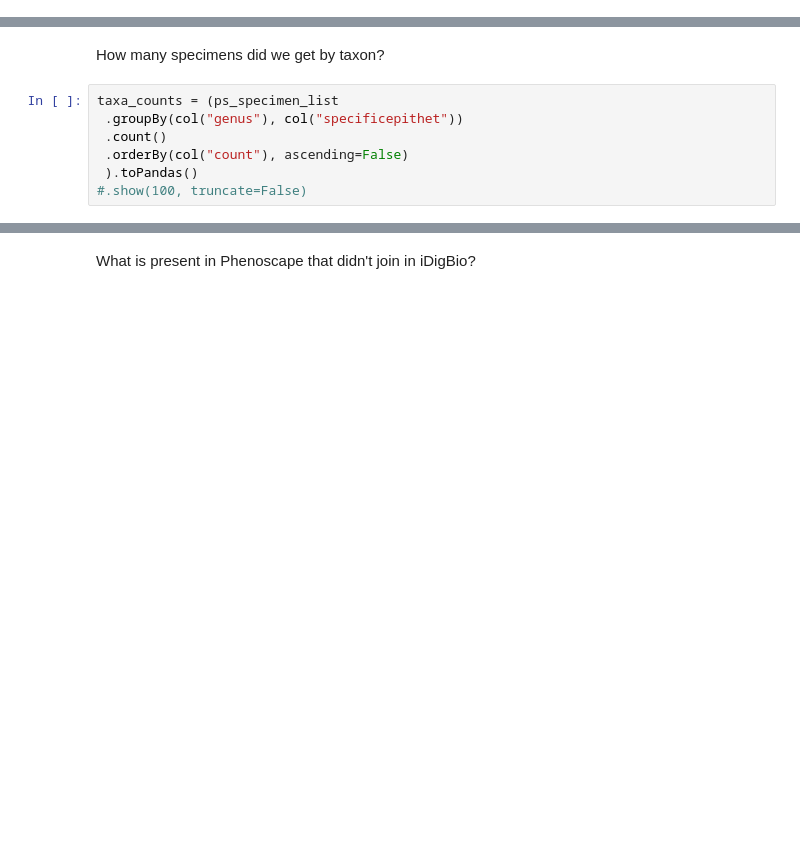
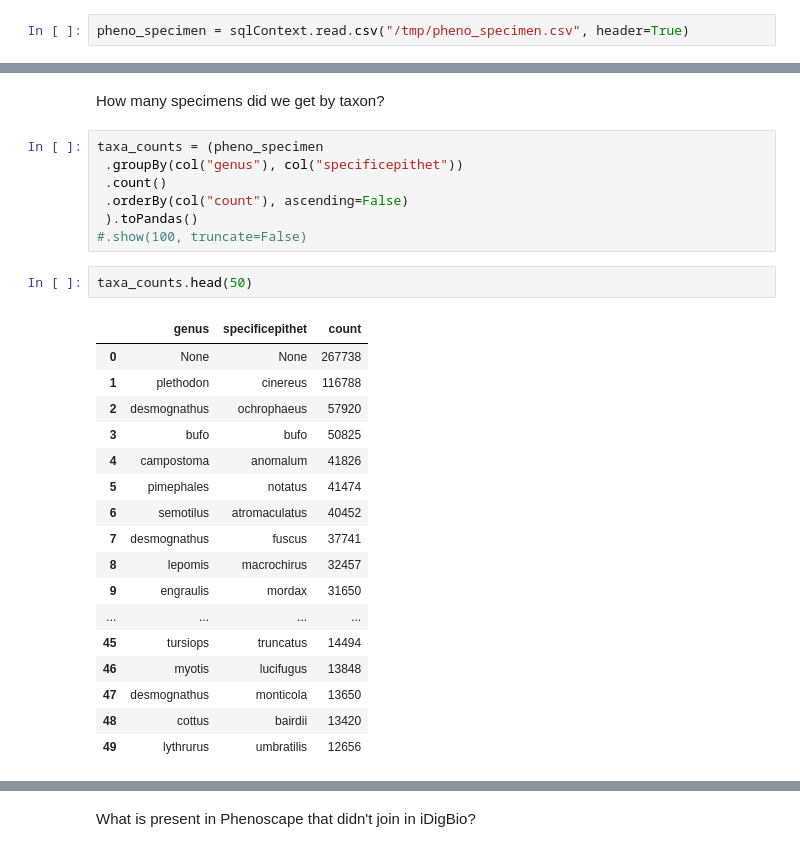
Before and after one commit to iDigBio/KB-DataFest-2017-linking-data, a Jupyter notebook: Build_Specimen_List_by_Taxonomy.ipynb, the cells around one changed output, grey strips where cells are left out. Saved outputs shown, nothing was run; the diff lists cells and outputs as text; blank space fills up the shorter version.

```diff
--- a/Build_Specimen_List_by_Taxonomy.ipynb
+++ b/Build_Specimen_List_by_Taxonomy.ipynb
@@ -92 +105,3 @@ ps_specimen_list = (ps_tax_split
+# %%
+pheno_specimen = sqlContext.read.csv("/tmp/pheno_specimen.csv", header=True)
 # %%
@@ -94,12 +125,32 @@ print(ps_specimen_list.count())
 # %% [markdown]
 How many specimens did we get by taxon?
 # %%
-taxa_counts = (ps_specimen_list
+taxa_counts = (pheno_specimen
  .groupBy(col("genus"), col("specificepithet"))
  .count()
  .orderBy(col("count"), ascending=False)
  ).toPandas()
 #.show(100, truncate=False)
+# %%
+taxa_counts.head(50)
+# %% [output]
+|  | genus | specificepithet | count |
+| 0 | None | None | 267738 |
+| 1 | plethodon | cinereus | 116788 |
+| 2 | desmognathus | ochrophaeus | 57920 |
+| 3 | bufo | bufo | 50825 |
+| 4 | campostoma | anomalum | 41826 |
+| 5 | pimephales | notatus | 41474 |
+| 6 | semotilus | atromaculatus | 40452 |
+| 7 | desmognathus | fuscus | 37741 |
+| 8 | lepomis | macrochirus | 32457 |
+| 9 | engraulis | mordax | 31650 |
+| ... | ... | ... | ... |
+| 45 | tursiops | truncatus | 14494 |
+| 46 | myotis | lucifugus | 13848 |
+| 47 | desmognathus | monticola | 13650 |
+| 48 | cottus | bairdii | 13420 |
+| 49 | lythrurus | umbratilis | 12656 |
 # %%
 %matplotlib inline
 taxa_counts.plot(y="count")
```
Also changed, not shown: parts of 16 cells of this notebook.
